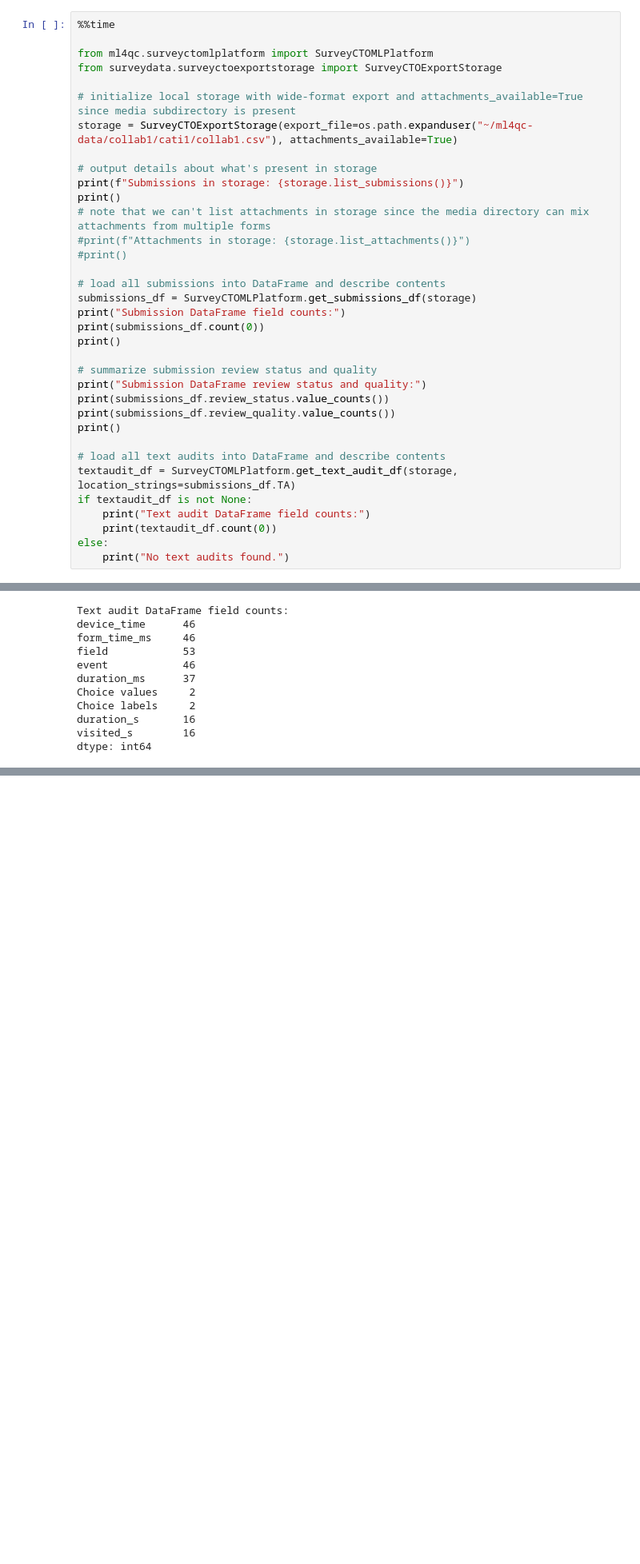
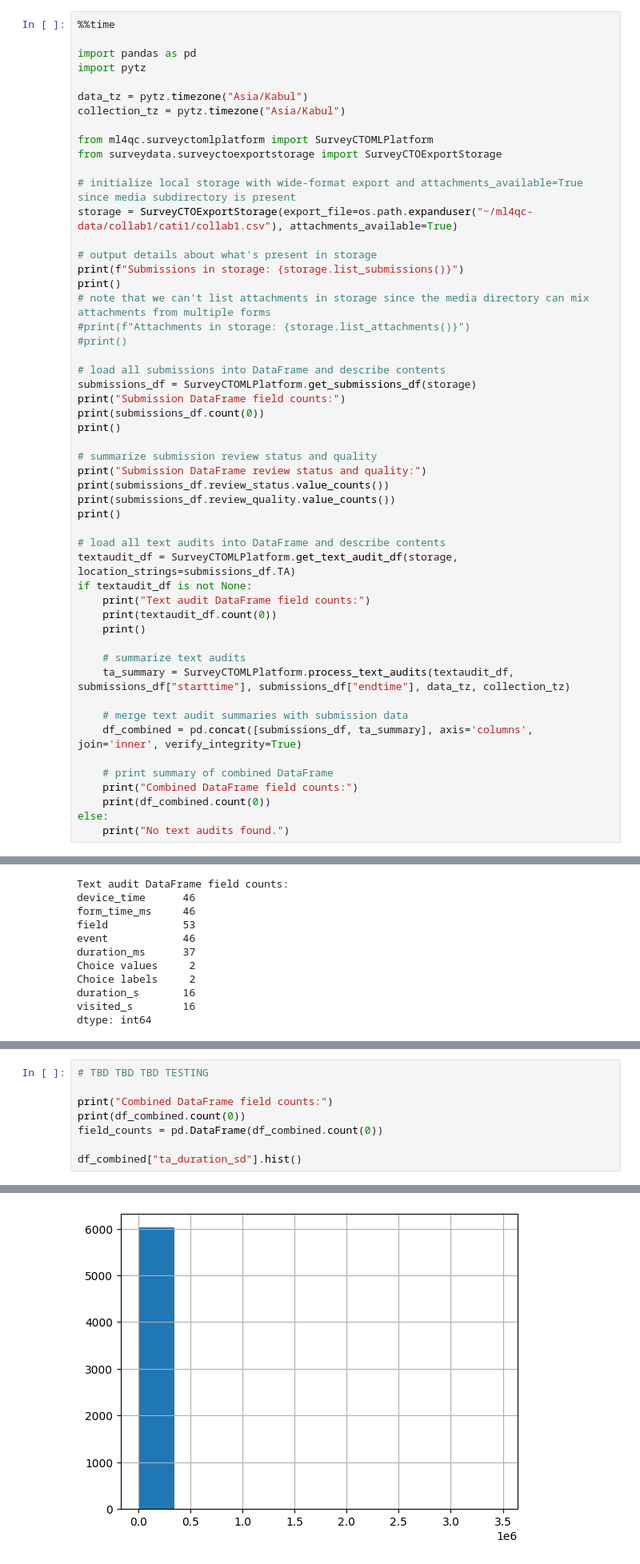
Before and after one commit to higherbar-ai/ml4qc, a Jupyter notebook: src/ml4qc-surveycto-examples.ipynb, the cells around one changed output, grey strips where cells are left out. Shown at 80% size. Drawn from its saved outputs; the diff is of its cells as text; blank space fills up the shorter version.

Commit message:
Tweaks and updated docs. Jupyter notebook still in need of clean-up. Will need updated surveydata package to gracefully handle BOM characters in SurveyCTO export files (coming in 0.1.7).

```diff
--- a/src/ml4qc-surveycto-examples.ipynb
+++ b/src/ml4qc-surveycto-examples.ipynb
@@ -154,6 +154,12 @@ Here, we'll take the simplest case: wide-format data exported from [SurveyCTO De
 This example doesn't utilize any external services or require any credentials, so it doesn't use anything loaded from the `.ini` file above. It references a wide-format export file in the location exported by SurveyCTO Desktop, and it presumes that the `media` subdirectory is also present with all attachments.
 # %%
 %%time
+
+import pandas as pd
+import pytz
+
+data_tz = pytz.timezone("Asia/Kabul")
+collection_tz = pytz.timezone("Asia/Kabul")
 
 from ml4qc.surveyctomlplatform import SurveyCTOMLPlatform
 from surveydata.surveyctoexportstorage import SurveyCTOExportStorage
@@ -185,6 +191,17 @@ textaudit_df = SurveyCTOMLPlatform.get_text_audit_df(storage, location_strings=s
 if textaudit_df is not None:
     print("Text audit DataFrame field counts:")
     print(textaudit_df.count(0))
+    print()
+
+    # summarize text audits
+    ta_summary = SurveyCTOMLPlatform.process_text_audits(textaudit_df, submissions_df["starttime"], submissions_df["endtime"], data_tz, collection_tz)
+
+    # merge text audit summaries with submission data
+    df_combined = pd.concat([submissions_df, ta_summary], axis='columns', join='inner', verify_integrity=True)
+
+    # print summary of combined DataFrame
+    print("Combined DataFrame field counts:")
+    print(df_combined.count(0))
 else:
     print("No text audits found.")
 # %% [output]
@@ -236,0 +266,9 @@ dtype: int64
+# %%
+# TBD TBD TBD TESTING
+
+print("Combined DataFrame field counts:")
+print(df_combined.count(0))
+field_counts = pd.DataFrame(df_combined.count(0))
+
+df_combined["ta_duration_sd"].hist()
+# %% [output]
@@ -236,0 +289 @@ dtype: int64
+[figure, added]
```
Also changed, not shown: parts of 3 cells of this notebook, 8 other files.
